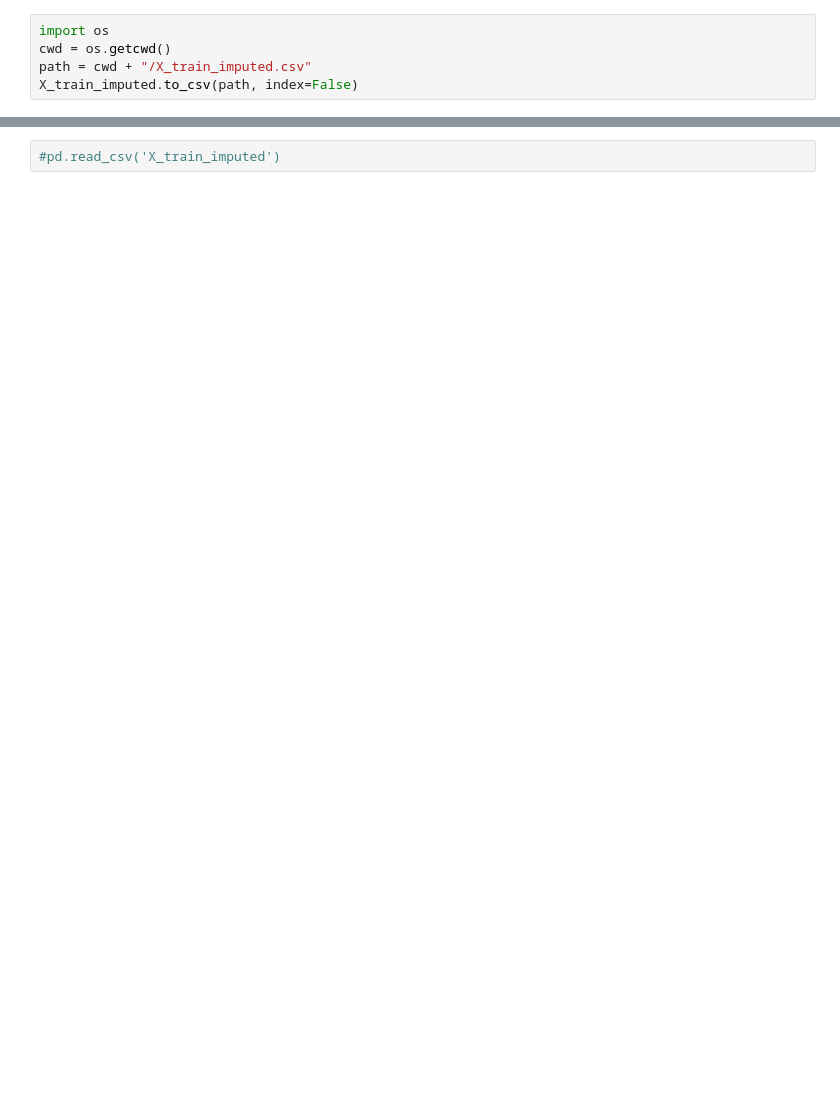
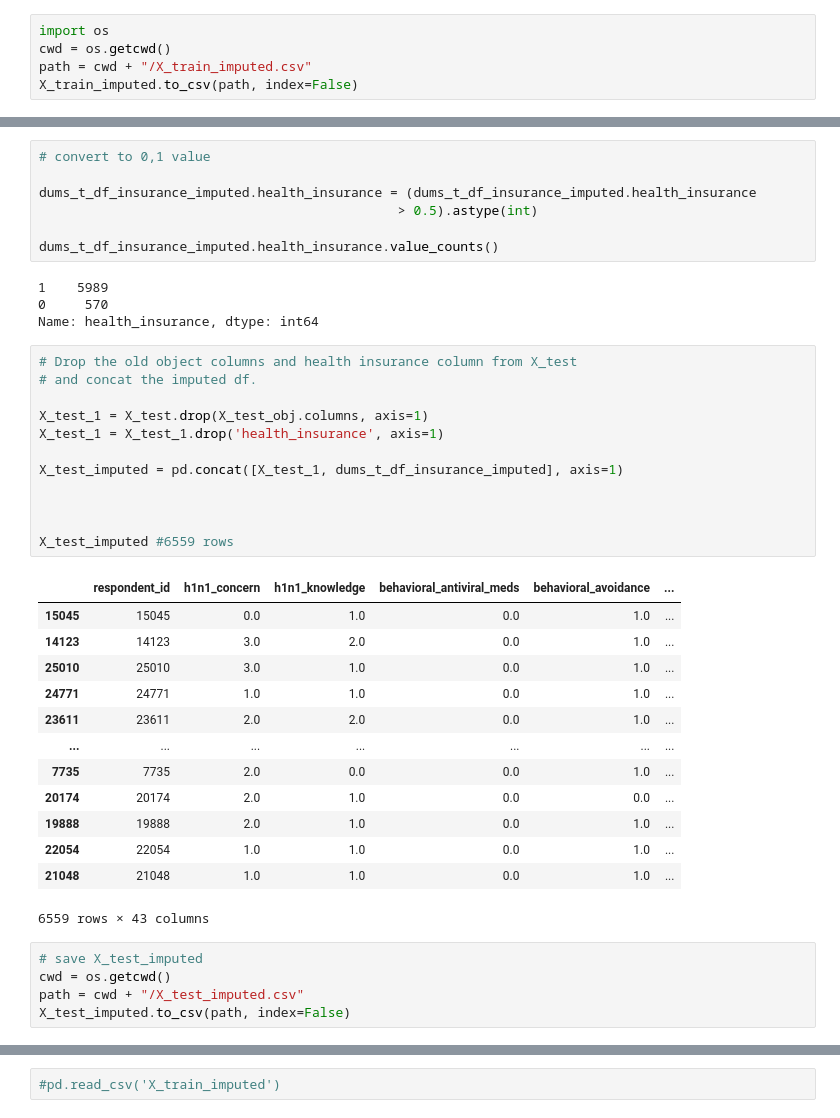
Before and after one commit to AMcqueen1980/H1N1Project, a Jupyter notebook: Emiko/emiko_imputation.ipynb, the cells around one changed output, grey strips where cells are left out. Cells and saved outputs as stored; diff of their text form; blank space fills up the shorter version.

```diff
--- a/Emiko/emiko_imputation.ipynb
+++ b/Emiko/emiko_imputation.ipynb
@@ -350,0 +384,42 @@ X_train_imputed.to_csv(path, index=False)
+# %%
+# convert to 0,1 value
+
+dums_t_df_insurance_imputed.health_insurance = (dums_t_df_insurance_imputed.health_insurance
+                                              > 0.5).astype(int)
+
+dums_t_df_insurance_imputed.health_insurance.value_counts()
+# %% [output]
+1    5989
+0     570
+Name: health_insurance, dtype: int64
+# %%
+# Drop the old object columns and health insurance column from X_test
+# and concat the imputed df.
+
+X_test_1 = X_test.drop(X_test_obj.columns, axis=1)
+X_test_1 = X_test_1.drop('health_insurance', axis=1)
+
+X_test_imputed = pd.concat([X_test_1, dums_t_df_insurance_imputed], axis=1)
+
+
+
+X_test_imputed #6559 rows
+# %% [output]
+|  | respondent_id | h1n1_concern | h1n1_knowledge | behavioral_antiviral_meds | behavioral_avoidance | ... |
+| 15045 | 15045 | 0.0 | 1.0 | 0.0 | 1.0 | ... |
+| 14123 | 14123 | 3.0 | 2.0 | 0.0 | 1.0 | ... |
+| 25010 | 25010 | 3.0 | 1.0 | 0.0 | 1.0 | ... |
+| 24771 | 24771 | 1.0 | 1.0 | 0.0 | 1.0 | ... |
+| 23611 | 23611 | 2.0 | 2.0 | 0.0 | 1.0 | ... |
+| ... | ... | ... | ... | ... | ... | ... |
+| 7735 | 7735 | 2.0 | 0.0 | 0.0 | 1.0 | ... |
+| 20174 | 20174 | 2.0 | 1.0 | 0.0 | 0.0 | ... |
+| 19888 | 19888 | 2.0 | 1.0 | 0.0 | 1.0 | ... |
+| 22054 | 22054 | 1.0 | 1.0 | 0.0 | 1.0 | ... |
+| 21048 | 21048 | 1.0 | 1.0 | 0.0 | 1.0 | ... |
+6559 rows × 43 columns
+# %%
+# save X_test_imputed
+cwd = os.getcwd()
+path = cwd + "/X_test_imputed.csv"
+X_test_imputed.to_csv(path, index=False)
```
Also changed, not shown: parts of 13 cells of this notebook, 4 other files.
